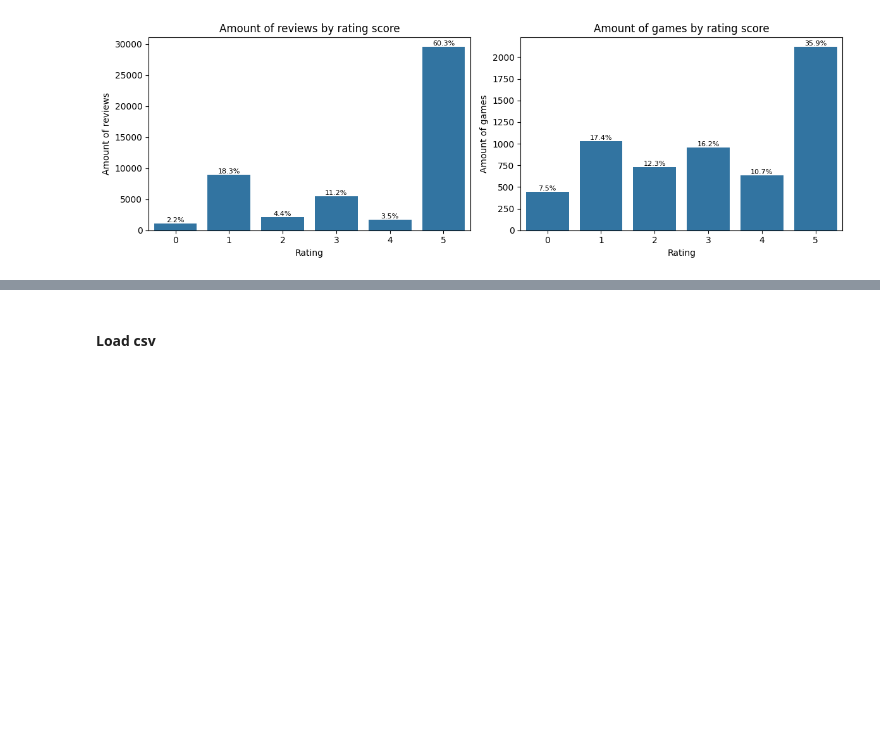
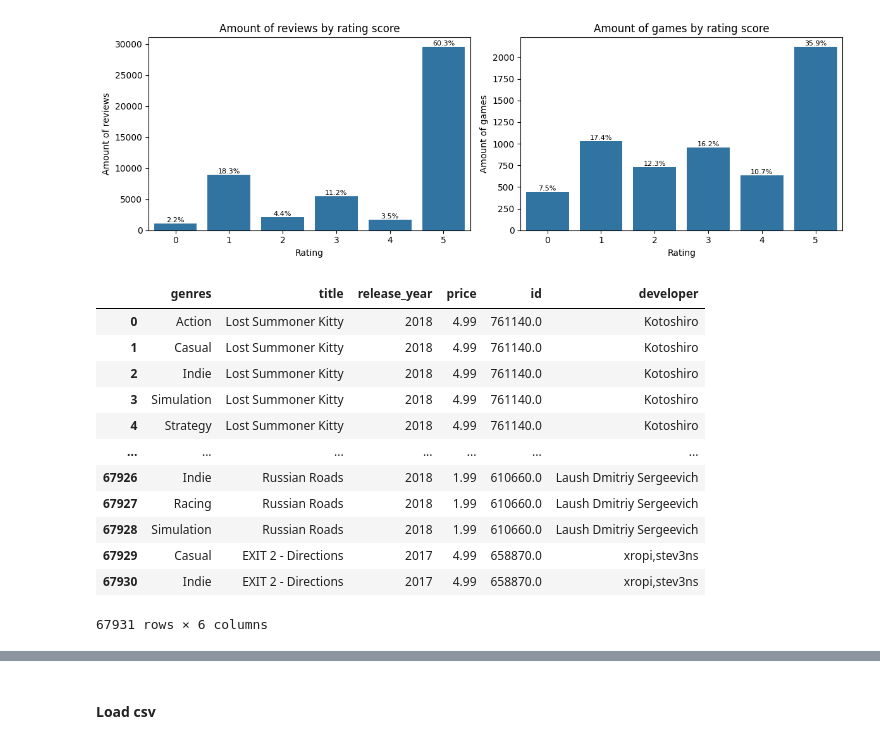
Before and after one commit to ga-romu/PI-MLOps-steam-recs, a Jupyter notebook: notebooks/03_EDA.ipynb, the cells around one changed output, grey strips where cells are left out. Cells and saved outputs as stored; diff of their text form; code cells hidden in the pictures; blank space fills up the shorter version.

```diff
--- a/notebooks/03_EDA.ipynb
+++ b/notebooks/03_EDA.ipynb
@@ -554,3 +557,20 @@ plt.tight_layout()
 plt.show()
 # %% [output]
 [figure]
+# %%
+df_item_rec = pd.read_parquet('../data/df_games.parquet')
+df_item_rec
+# %% [output]
+|  | genres | title | release_year | price | id | developer |
+| 0 | Action | Lost Summoner Kitty | 2018 | 4.99 | 761140.0 | Kotoshiro |
+| 1 | Casual | Lost Summoner Kitty | 2018 | 4.99 | 761140.0 | Kotoshiro |
+| 2 | Indie | Lost Summoner Kitty | 2018 | 4.99 | 761140.0 | Kotoshiro |
+| 3 | Simulation | Lost Summoner Kitty | 2018 | 4.99 | 761140.0 | Kotoshiro |
+| 4 | Strategy | Lost Summoner Kitty | 2018 | 4.99 | 761140.0 | Kotoshiro |
+| ... | ... | ... | ... | ... | ... | ... |
+| 67926 | Indie | Russian Roads | 2018 | 1.99 | 610660.0 | Laush Dmitriy Sergeevich |
+| 67927 | Racing | Russian Roads | 2018 | 1.99 | 610660.0 | Laush Dmitriy Sergeevich |
+| 67928 | Simulation | Russian Roads | 2018 | 1.99 | 610660.0 | Laush Dmitriy Sergeevich |
+| 67929 | Casual | EXIT 2 - Directions | 2017 | 4.99 | 658870.0 | xropi,stev3ns |
+| 67930 | Indie | EXIT 2 - Directions | 2017 | 4.99 | 658870.0 | xropi,stev3ns |
+67931 rows × 6 columns
```
Also changed, not shown: parts of 6 cells of this notebook, 8 other files.
